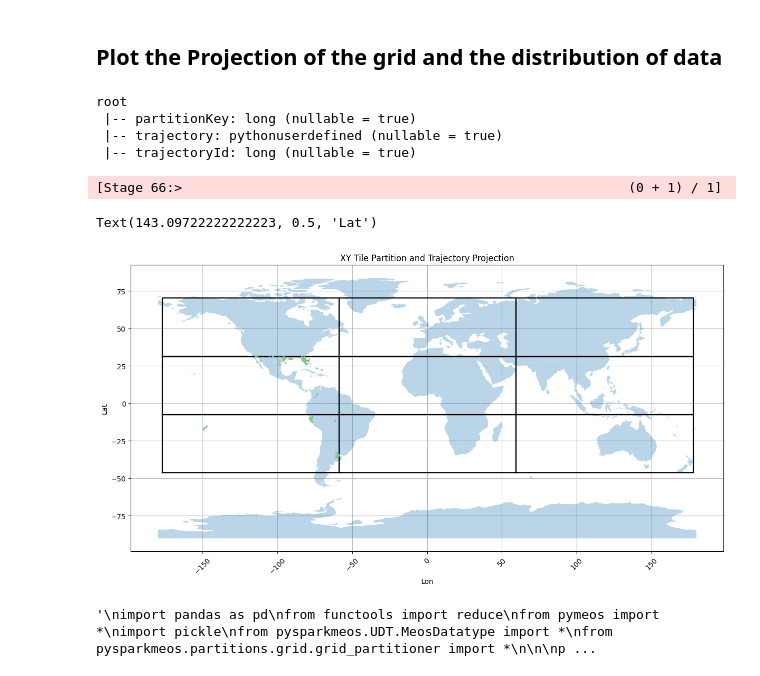
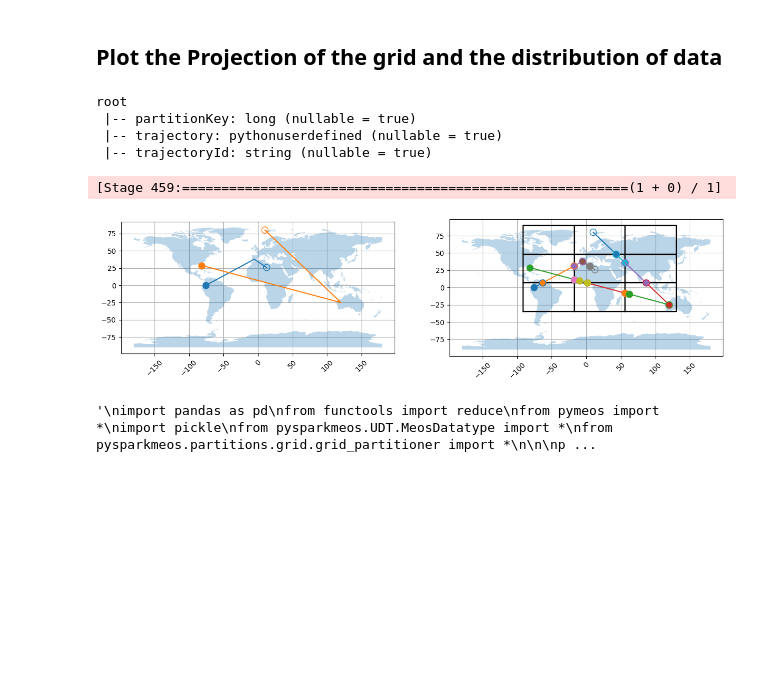
Before and after one commit to Action52/MobilityPySpark, a Jupyter notebook: pysparkmeos/RegularGridSpark.ipynb, the cells around one changed output. Drawn from its saved outputs; the diff is of its cells as text; code cells hidden in the pictures; blank space fills up the shorter version.

```diff
--- a/pysparkmeos/RegularGridSpark.ipynb
+++ b/pysparkmeos/RegularGridSpark.ipynb
@@ -58,7 +58,7 @@ spark = SparkSession.builder \
     .appName("PySpark UDF Example with PyMEOS") \
     .master("local[3]") \
     .config("spark.default.parallelism", 3) \
-    .config("spark.executor.memory", "1g") \
+    .config("spark.executor.memory", "3g") \
     .config("spark.executor.cores", 1) \
     .config("spark.driver.memory", "2g") \
     .config("spark.driver.maxResultSize", 0) \
@@ -87,8 +105,8 @@ First, we are going to read a dataset from OpenSky, this dataset cointains the t
 Using the latitude, longitude and timestamp we can create a PyMEOS TGeogPointInst, that in PySpark will be wrapped into a TGeogPointInstUDT object.
 # %%
 # Read data from a CSV file
-data_path = "../../small_states_2022-06-27-00.csv"  # Update this with your CSV file path
-#data_path = "../../sample.csv"
+#data_path = "../../small_mid_states_2022-06-27-00.csv"  # Update this with your CSV file path
+data_path = "../../sample.csv"
 df = spark.read.csv(data_path, header=True, inferSchema=True, mode='PERMISSIVE').select("icao24", "time", "lat", "lon")
 
 # Clean nans, if not Points can't be created
@@ -352,7 +274,7 @@ STBoxWrap(STBOX XT(((-177.03,-46.42),(177.82,70.3)),[2022-06-27 00:00:00+00, 202
 ## Generate the partitioning scheme and repartition data
 # %%
 # Now we calculate the grid and partition accordingly
-gp = GridPartition(cells_per_side=3, bounds=bounds)
+gp = GridPartition(cells_per_side=3, bounds=bounds.expand(10.0))
 grid = gp.as_spark_table()
 grid.cache()
 grid.show()
@@ -627,45 +553,67 @@ only showing top 20 rows
 # %% [markdown]
 ## Plot the Projection of the grid and the distribution of data
 # %%
-fig, ax = plt.subplots(1, 1, figsize=(15, 10))
+fig, ax = plt.subplots(1, 2, figsize=(15, 10))
 
 # dfpoint = datardd.toDF(['partitionKey', 'Point'])
 trajectoriesPartMap.printSchema()
 
 # Create a bounding box
 # bounding_box = box(bounds.xmin(), bounds.ymin(), bounds.xmax(), bounds.ymax())
 
 world = gpd.read_file(gpd.datasets.get_path('naturalearth_lowres'))
-world.plot(ax=ax, alpha=0.3)
+world.plot(ax=ax[1], alpha=0.3)
+world.plot(ax=ax[0], alpha=0.3)
 #print(grid)
 gridstr = [row.tile.__str__() for row in grid.collect()]
 
 colors = plt.cm.Accent(np.linspace(0, 1, len(gridstr)))
 # Adding an alpha value when creating the color ma<p
 alpha_value = 1.0
 color_map = {i: colors[i][:3].tolist() + [alpha_value] for i, tile in enumerate(gridstr)}
 for i, tilestr in enumerate(gridstr):
     tile: STBox = STBoxWrap(tilestr).set_srid(0)
-    tile.plot_xy(axes=ax, color="black", draw_filling=False)
+    tile.plot_xy(axes=ax[1], color="black", draw_filling=False)
 
-for idx, row in enumerate(trajectoriesPartMap.limit(2000).toLocalIterator()):
+trajectory_colors = ['red', 'green', 'blue', 'yellow', 'orange', 'pink', 'lightgreen', 'darkblue']
+trajectory_idx = {}
+for idx, row in enumerate(trajectoriesPartMap.toLocalIterator()):
+    #print(row.trajectoryId, row.partitionKey)
+    if row.trajectoryId in trajectory_idx:
+        c = trajectory_idx[row.trajectoryId]
+    else:
+        c = idx
+        trajectory_idx[row.trajectoryId] = idx
     traj = row.trajectory
+    #print(idx, row.partitionKey%gp.num_partitions())
     #print(traj)
     #if type(point)==str:
     #    point = TGeogPointInst(point)
     #tpointseq = point.to_sequence(interp).plot(axes=ax,label="tpoint", color=color_map[row.partitionKey % gp.num_partitions()], facecolors='none')
-    traj.plot(axes=ax,label="trajectory", color=color_map[row.partitionKey % gp.num_partitions()], show_markers=False, ms=1)
-plt.title("XY Tile Partition and Trajectory Projection")
-plt.xlabel("Lon")
-plt.ylabel("Lat")
+    #TemporalPointSequenceSetPlotter.plot_xy(
+    #    traj, axes=ax, show_markers=True, show_grid=False
+    #)
+    TemporalPointSequencePlotter.plot_xy(
+        traj, axes=ax[1], show_markers=True, show_grid=True
+    )
+
+for idx, row in enumerate(trajectories.toLocalIterator()):
+    if row.icao24 in trajectory_idx:
+        c = trajectory_idx[row.icao24]
+    else:
+        c = idx
+        trajectory_idx[row.icao24] = idx
+    TemporalPointSequencePlotter.plot_xy(
+        row.PointSeq, axes=ax[0], show_markers=True, show_grid=True
+    )
+    #row.PointSeq.plot(axes=ax[0],label="trajectory", color=trajectory_colors[c%len(trajectory_colors)], show_markers=True)
 # %% [output]
 root
  |-- partitionKey: long (nullable = true)
  |-- trajectory: pythonuserdefined (nullable = true)
- |-- trajectoryId: long (nullable = true)
+ |-- trajectoryId: string (nullable = true)
-[Stage 66:>                                                         (0 + 1) / 1]
+[Stage 459:=========================================================(1 + 0) / 1]
-Text(143.09722222222223, 0.5, 'Lat')
-[figure, old version]
+[figure, new version]
 # %%
 """
 import pandas as pd
```
Also changed, not shown: parts of 9 cells of this notebook, 3 other files.
